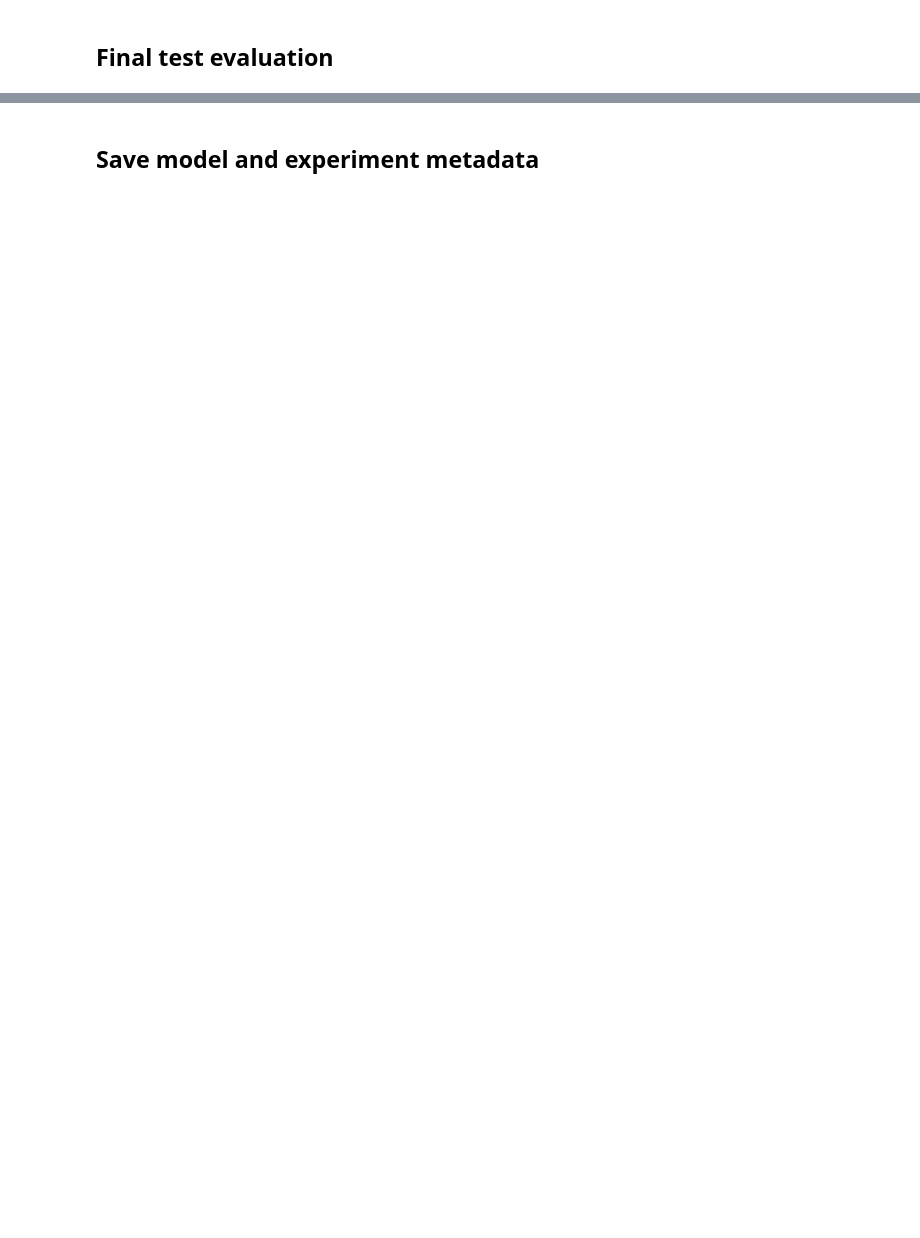
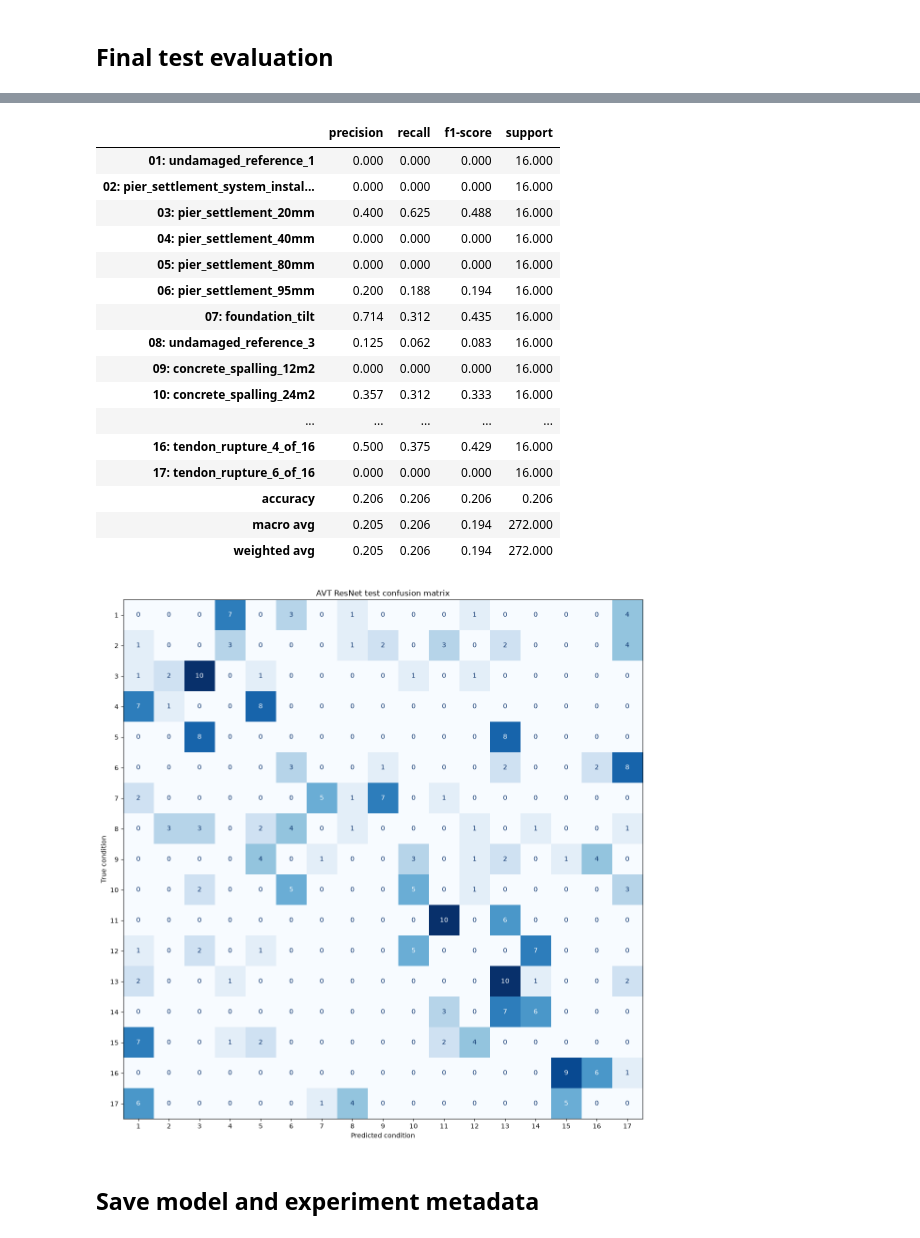
Before and after one commit to tranvanphuongdevdream-web/shm_ml, a Jupyter notebook: notebooks/Z24_tsai_classification.ipynb, the cells around one changed output, grey strips where cells are left out. Saved outputs shown, nothing was run; the diff lists cells and outputs as text; code cells hidden in the pictures; blank space fills up the shorter version.

```diff
--- a/notebooks/Z24_tsai_classification.ipynb
+++ b/notebooks/Z24_tsai_classification.ipynb
@@ -208,8 +267,20 @@ learner.fit_one_cycle(EPOCHS, LEARNING_RATE)
 # %% [markdown]
 ## Final test evaluation
 # %%
-probabilities, targets, predictions = learner.get_X_preds(X_test, y_test)
-predictions = predictions.detach().cpu().numpy()
+probabilities, targets, _ = learner.get_X_preds(
+    X_test,
+    y_test,
+    bs=16,
+    with_decoded=True,
+)
+
+# Convert probabilities to numeric class predictions.
+if hasattr(probabilities, "detach"):
+    probabilities = probabilities.detach().cpu().numpy()
+else:
+    probabilities = np.asarray(probabilities)
+predictions = np.argmax(probabilities, axis=1).astype(np.int64)
+y_test = np.asarray(y_test, dtype=np.int64).reshape(-1)
 
 condition_names = [
     next(row["condition_name"] for row in MANIFEST if int(row["label"]) == label)
@@ -236,3 +307,4 @@ ax.set_xlabel("Predicted condition")
 ax.set_ylabel("True condition")
 plt.tight_layout()
 plt.show()
+# %% [output]
@@ -239,3 +312,21 @@ plt.show()
+|  | precision | recall | f1-score | support |
+| 01: undamaged_reference_1 | 0.000 | 0.000 | 0.000 | 16.000 |
+| 02: pier_settlement_system_instal... | 0.000 | 0.000 | 0.000 | 16.000 |
+| 03: pier_settlement_20mm | 0.400 | 0.625 | 0.488 | 16.000 |
+| 04: pier_settlement_40mm | 0.000 | 0.000 | 0.000 | 16.000 |
+| 05: pier_settlement_80mm | 0.000 | 0.000 | 0.000 | 16.000 |
+| 06: pier_settlement_95mm | 0.200 | 0.188 | 0.194 | 16.000 |
+| 07: foundation_tilt | 0.714 | 0.312 | 0.435 | 16.000 |
+| 08: undamaged_reference_3 | 0.125 | 0.062 | 0.083 | 16.000 |
+| 09: concrete_spalling_12m2 | 0.000 | 0.000 | 0.000 | 16.000 |
+| 10: concrete_spalling_24m2 | 0.357 | 0.312 | 0.333 | 16.000 |
+| ... | ... | ... | ... | ... |
+| 16: tendon_rupture_4_of_16 | 0.500 | 0.375 | 0.429 | 16.000 |
+| 17: tendon_rupture_6_of_16 | 0.000 | 0.000 | 0.000 | 16.000 |
+| accuracy | 0.206 | 0.206 | 0.206 | 0.206 |
+| macro avg | 0.205 | 0.206 | 0.194 | 272.000 |
+| weighted avg | 0.205 | 0.206 | 0.194 | 272.000 |
+[figure, added]
 # %% [markdown]
 ## Save model and experiment metadata
 # %%
```
Also changed, not shown: parts of 9 cells of this notebook, 1 other file.
